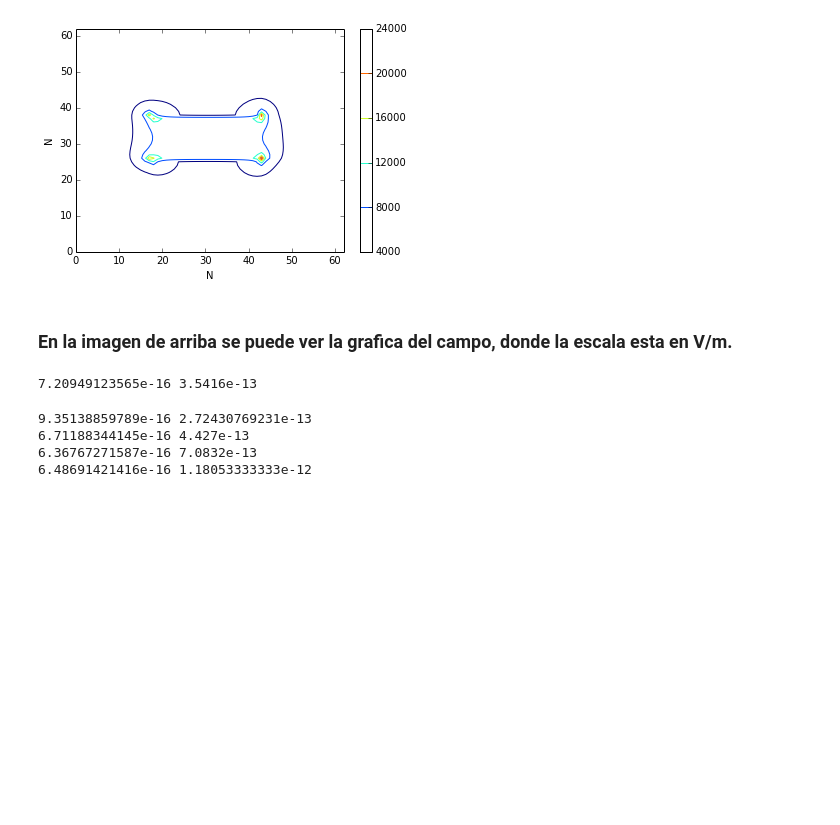
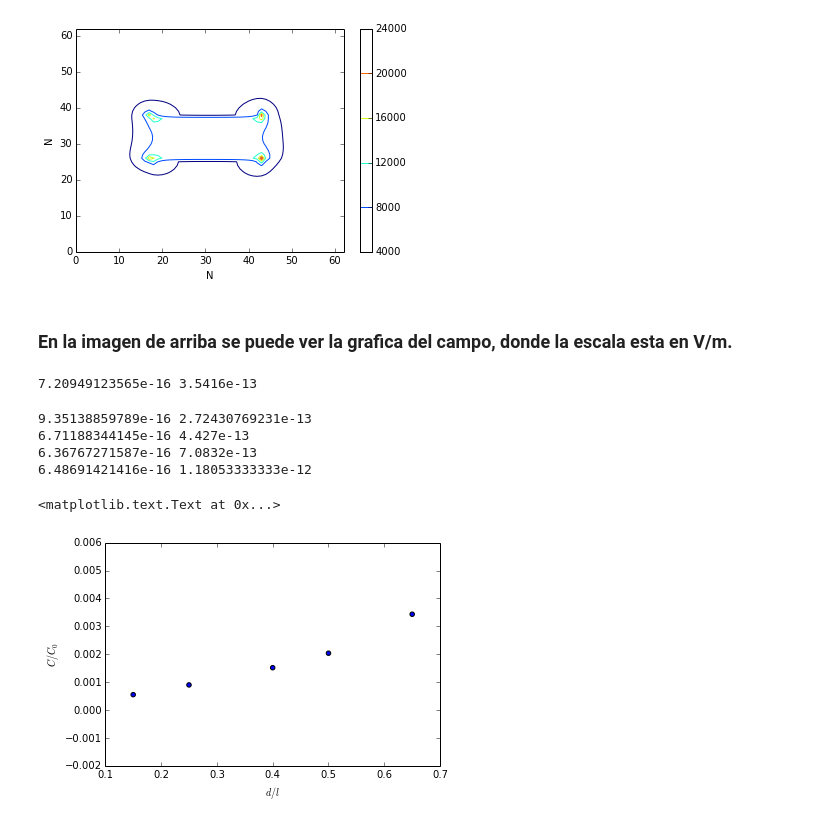
Before and after one commit to mariacamilarg/NotebooksVarios, a Jupyter notebook: TalleresEM1/CondensadorPlacasParalelas.ipynb, the cells around one changed output. Drawn from its saved outputs; the diff is of its cells as text; code cells hidden in the pictures; blank space fills up the shorter version.

```diff
--- a/TalleresEM1/CondensadorPlacasParalelas.ipynb
+++ b/TalleresEM1/CondensadorPlacasParalelas.ipynb
@@ -185,11 +185,13 @@ print C, C_0
 
 # d = 0.005, 0.003, 0.001, 0.0007, 0.0004 m
 
-separaciones = array([0.013, 0.008, 0.005, 0.003])
+separaciones = array([0.013, 0.008, 0.005, 0.003, 0.01])
 # %%
 k = 0
 
-for d in separaciones:
+for j in range(0,4):
+
+    d = separaciones[j]
 
     #primero el potencial
     potencial = ones((N,N))*V_c
@@ -242,3 +244,11 @@ for d in separaciones:
 6.71188344145e-16 4.427e-13
 6.36767271587e-16 7.0832e-13
 6.48691421416e-16 1.18053333333e-12
+# %%
+scatter(separaciones/l, Cs/C_0s)
+
+xlabel("$d/l$")
+ylabel("$C/C_0$")
+# %% [output]
+<matplotlib.text.Text at 0x...>
+[figure, added]
```
